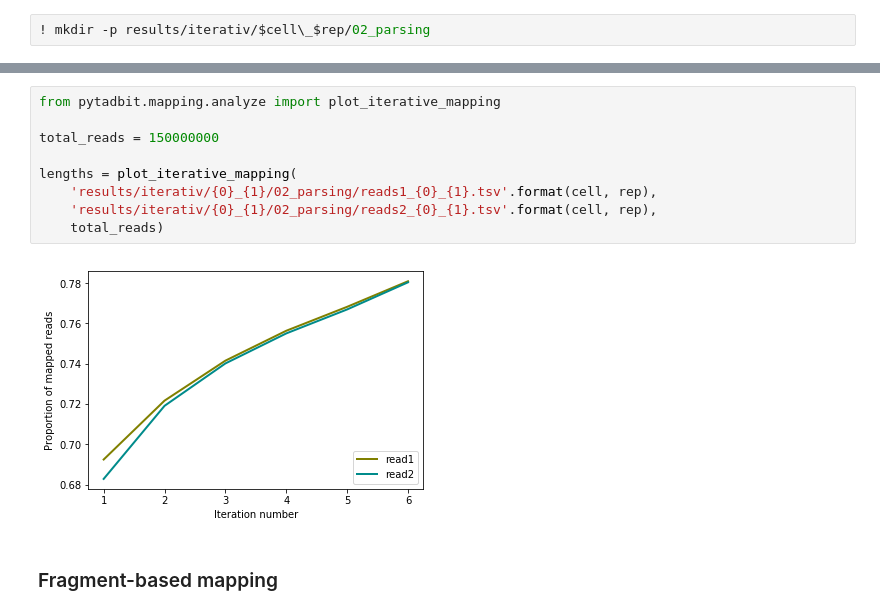
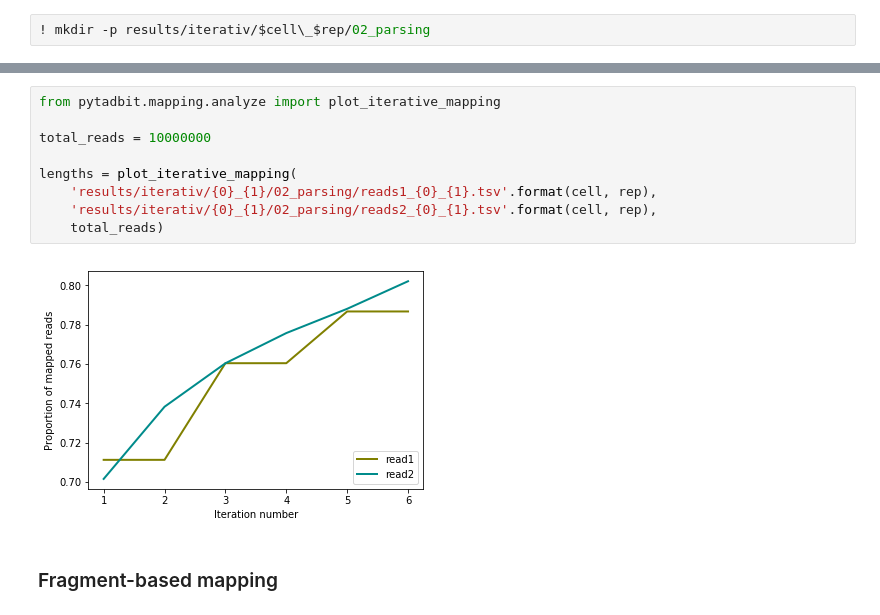
Before and after one commit to 3DGenomes/3DAROC, a Jupyter notebook: Notebooks/02-Parsing mapped reads.ipynb, the cells around one changed output, grey strips where cells are left out. Saved outputs shown, nothing was run; the diff lists cells and outputs as text.

```diff
--- a/Notebooks/02-Parsing mapped reads.ipynb
+++ b/Notebooks/02-Parsing mapped reads.ipynb
@@ -183,14 +177,14 @@ Getting Multiple contacts
 # %%
 from pytadbit.mapping.analyze import plot_iterative_mapping
 
-total_reads = 150000000
+total_reads = 10000000
 
 lengths = plot_iterative_mapping(
     'results/iterativ/{0}_{1}/02_parsing/reads1_{0}_{1}.tsv'.format(cell, rep),
     'results/iterativ/{0}_{1}/02_parsing/reads2_{0}_{1}.tsv'.format(cell, rep),
     total_reads)
 # %% [output]
-[figure, old version]
+[figure, new version]
 # %% [markdown]
 ### Fragment-based mapping
 # %%
```
Also changed, not shown: parts of 12 cells of this notebook, 1 other file.
